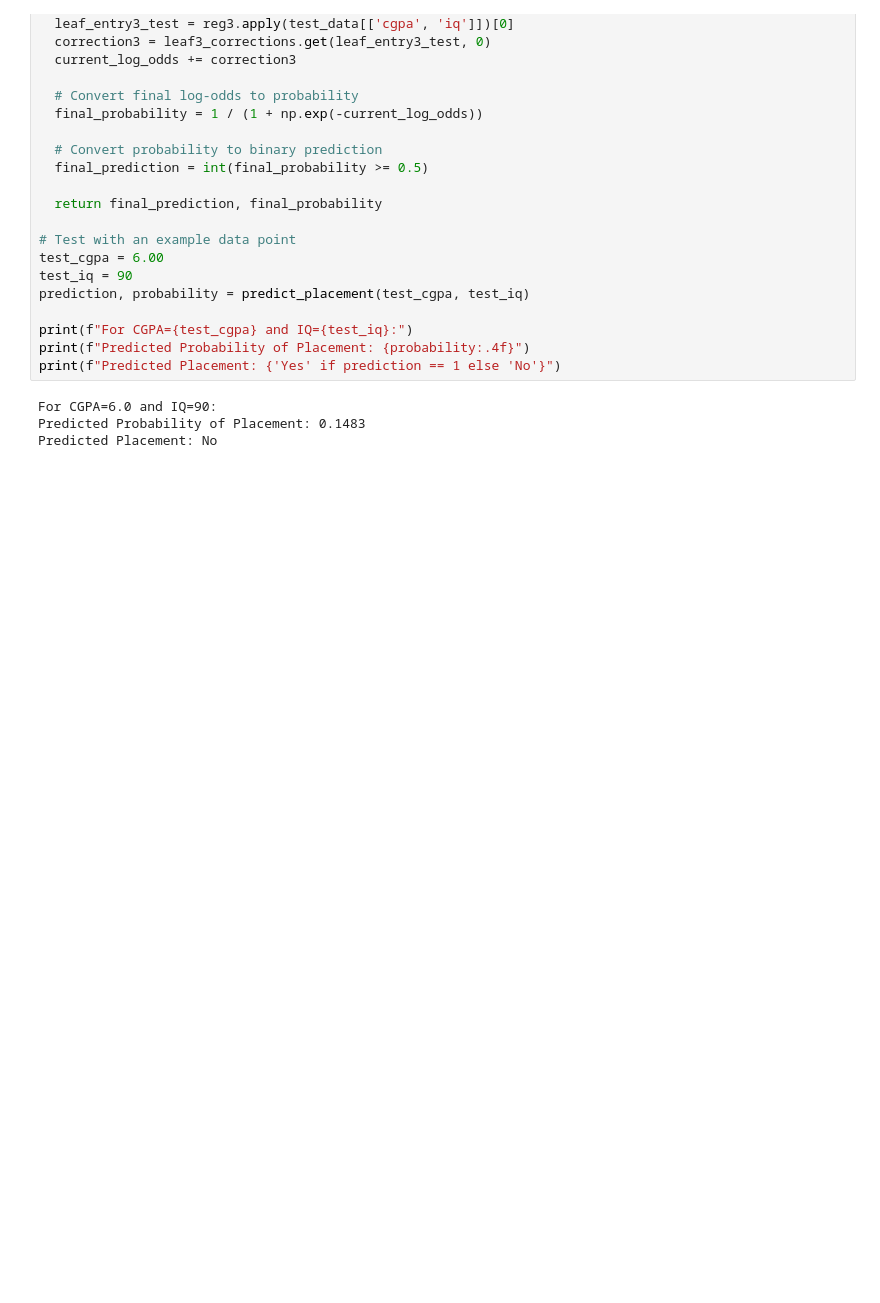
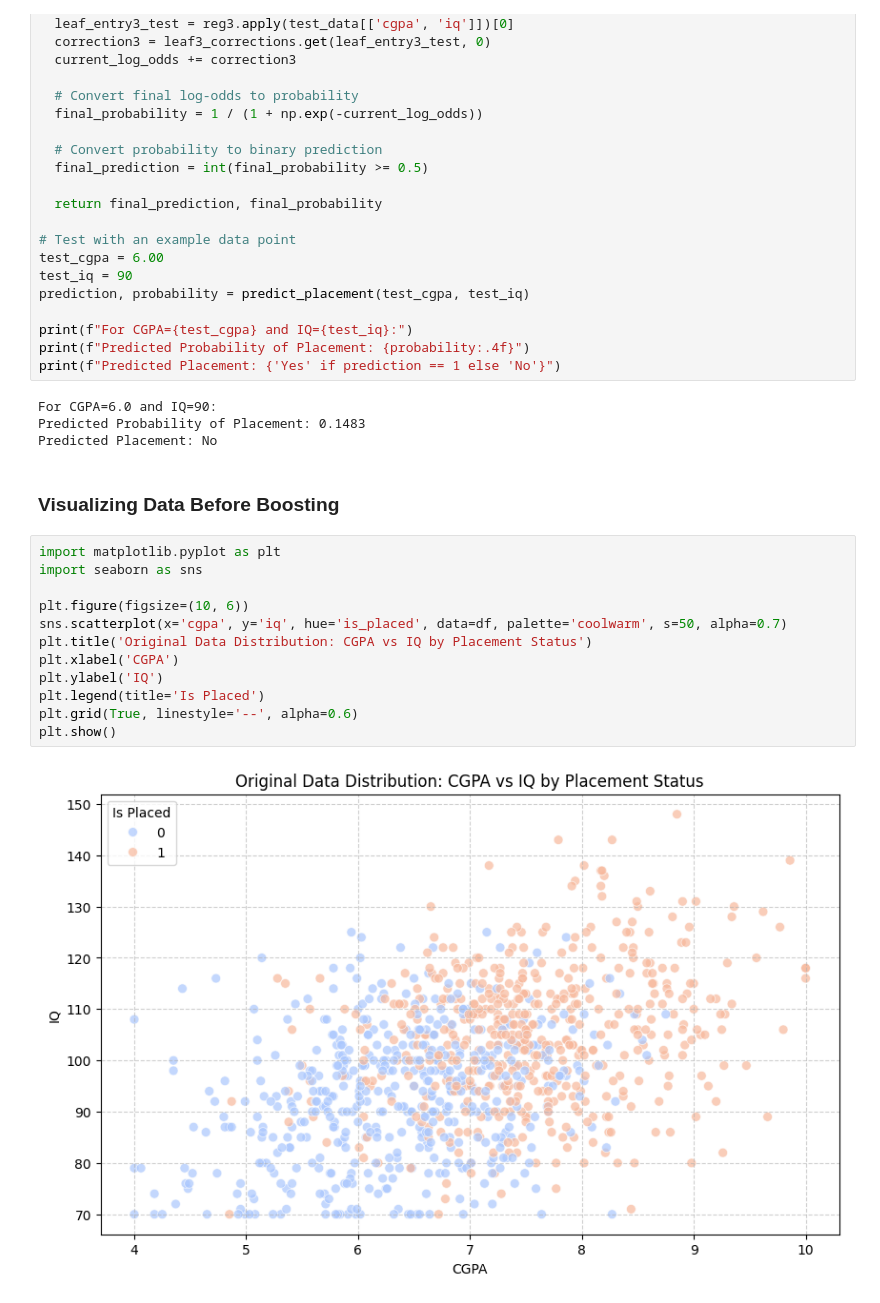
Before and after one commit to sairas2124/Gradient_descent-, a Jupyter notebook: Gradiant_boosting.ipynb, the cells around one changed output. Saved outputs shown, nothing was run; the diff lists cells and outputs as text; blank space fills up the shorter version.

Commit message:
plottting graph on the basis of distribution

```diff
--- a/Gradiant_boosting.ipynb
+++ b/Gradiant_boosting.ipynb
@@ -364,3 +364,19 @@ print(f"Predicted Placement: {'Yes' if prediction == 1 else 'No'}")
 For CGPA=6.0 and IQ=90:
 Predicted Probability of Placement: 0.1483
 Predicted Placement: No
+# %% [markdown]
+### Visualizing Data Before Boosting
+# %%
+import matplotlib.pyplot as plt
+import seaborn as sns
+
+plt.figure(figsize=(10, 6))
+sns.scatterplot(x='cgpa', y='iq', hue='is_placed', data=df, palette='coolwarm', s=50, alpha=0.7)
+plt.title('Original Data Distribution: CGPA vs IQ by Placement Status')
+plt.xlabel('CGPA')
+plt.ylabel('IQ')
+plt.legend(title='Is Placed')
+plt.grid(True, linestyle='--', alpha=0.6)
+plt.show()
+# %% [output]
+[figure, added]
```
Also changed, not shown: parts of 2 cells of this notebook.
